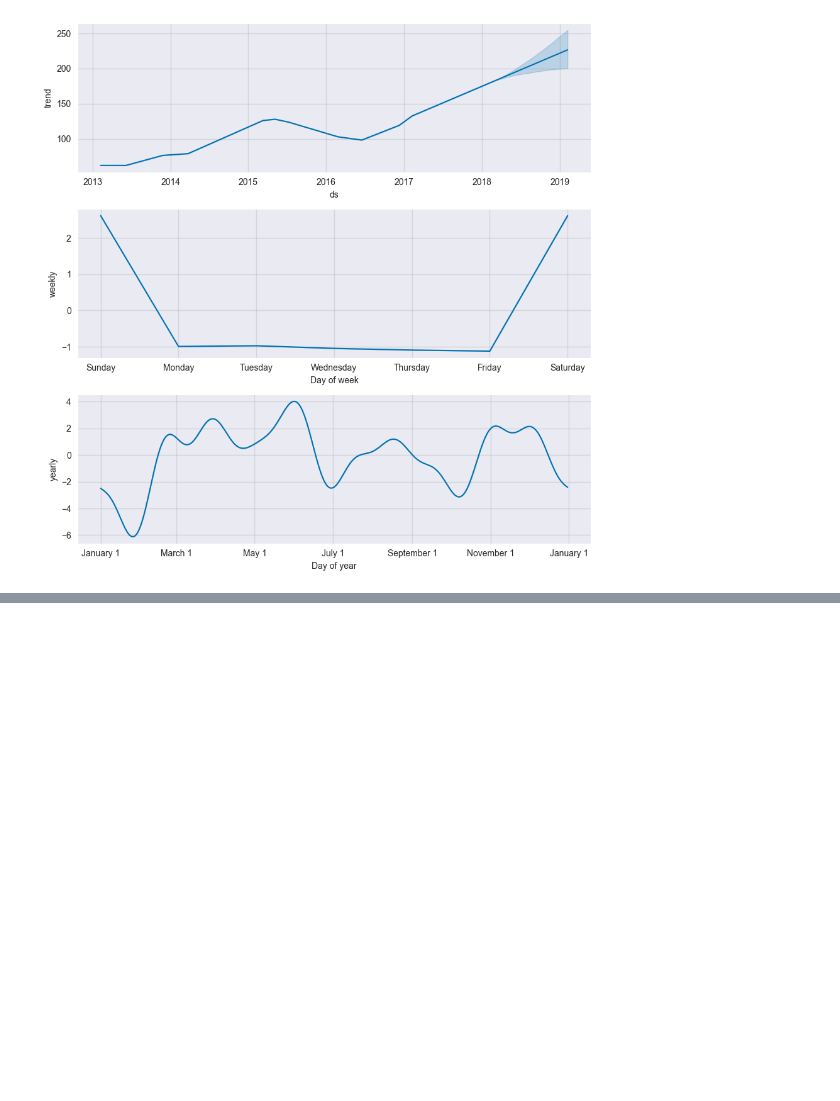
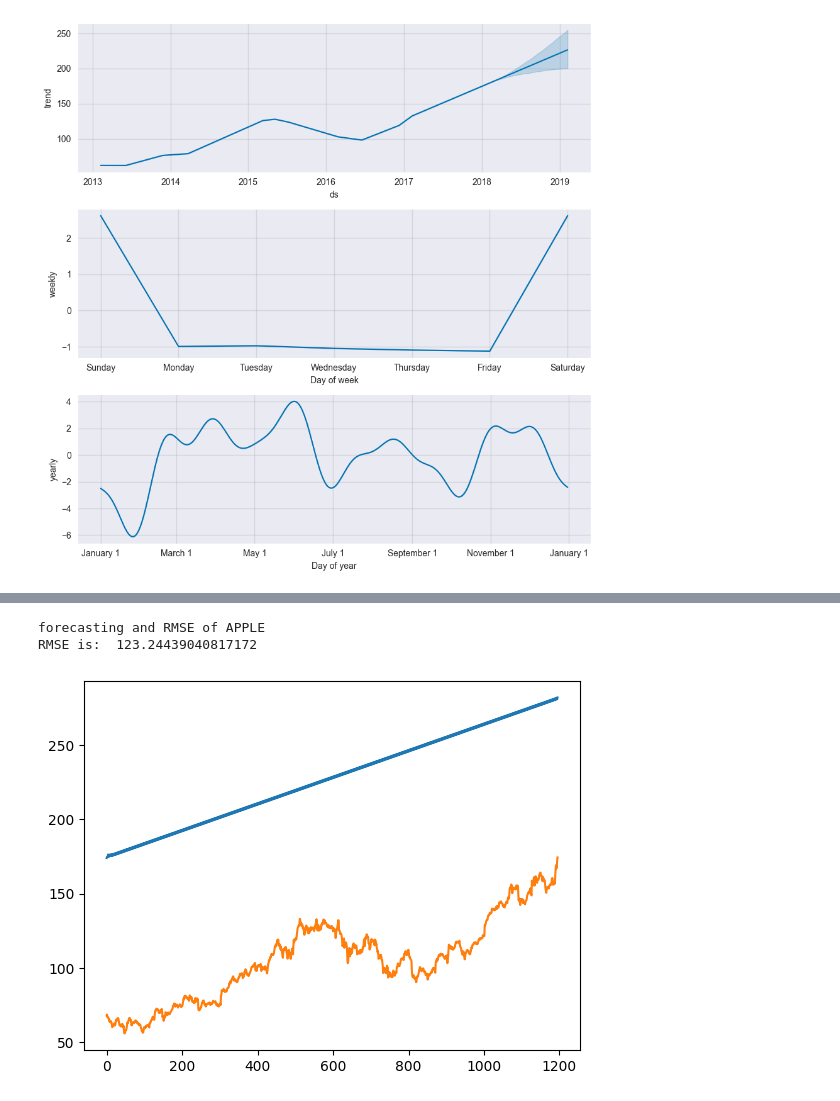
Before and after one commit to REDISKA3000/finance_forecasting, a Jupyter notebook: s&p_500_forecast.ipynb, the cells around one changed output, grey strips where cells are left out. Saved outputs shown, nothing was run; the diff lists cells and outputs as text; code cells hidden in the pictures; blank space fills up the shorter version.

```diff
--- a/s&p_500_forecast.ipynb
+++ b/s&p_500_forecast.ipynb
@@ -125,0 +194,22 @@ forecast_aapl = price_forecasting(aplph_df, 365)
+# %%
+def make_predictions_and_print_rmse(model, test_df, co_name):
+    print(f"forecasting and RMSE of {co_name}")
+
+    forecast, confidence_interval = model.predict(X=test_df, n_periods = len(test_df), return_conf_int = True)
+    forecasts = pd.Series(forecast, index = test_df[:len(test_df)].index)
+    plt.plot(forecast.values)
+    plt.plot(test_df.values)
+    lower = pd.Series(confidence_interval[:, 0], index = test_df[:len(test_df)].index)
+    upper = pd.Series(confidence_interval[:, 1], index = test_df[:len(test_df)].index)
+
+    rmse = np.sqrt(np.mean((forecast.values - test_df.values) ** 2))
+
+    print("RMSE is: ", rmse)
+
+    return forecasts, lower, upper
+
+forecast, lower, upper = make_predictions_and_print_rmse(model_apl, apl_train, 'APPLE')
+# %% [output]
+forecasting and RMSE of APPLE
+RMSE is:  123.24439040817172
+[figure, added]
```
Also changed, not shown: parts of 4 cells of this notebook.
